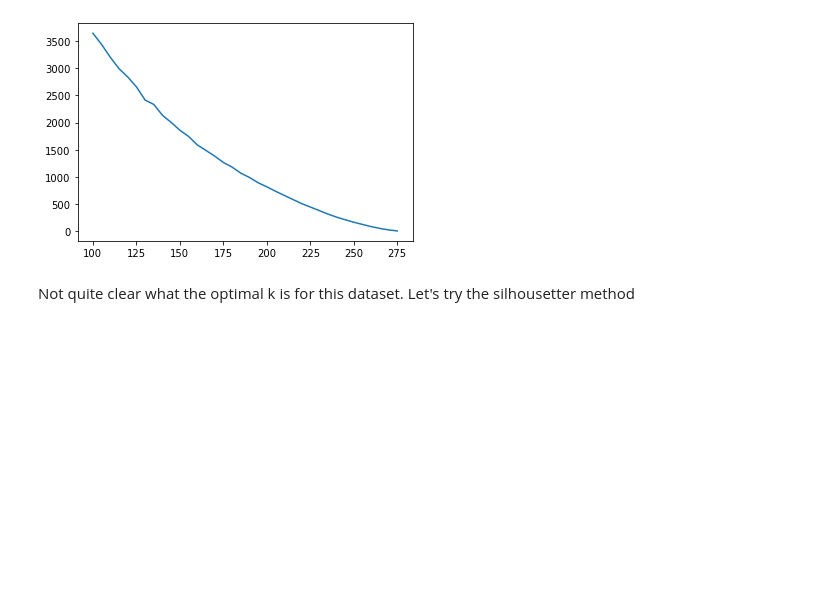
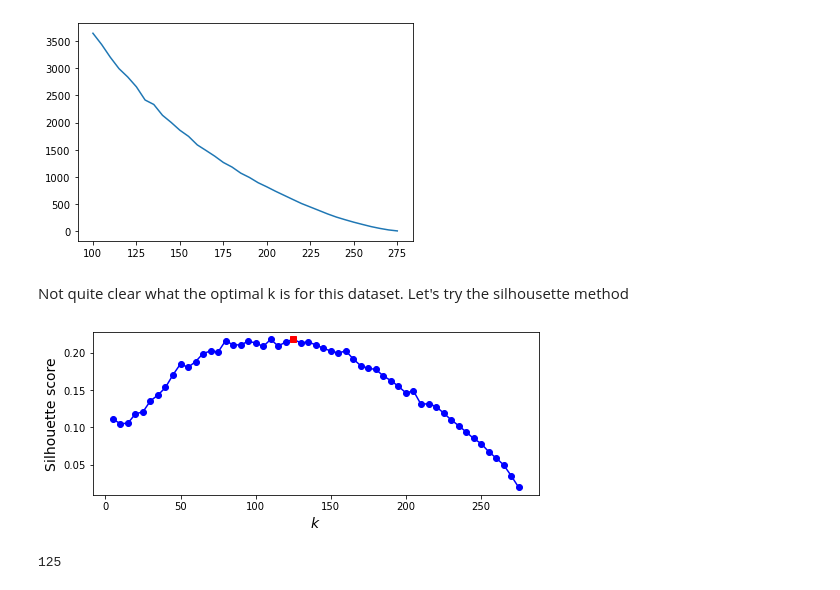
Before and after one commit to fpaul787/tackleml, a Jupyter notebook: unsupervised_learning/KMeans/olivetti_notebook.ipynb, the cells around one changed output. Saved outputs shown, nothing was run; the diff lists cells and outputs as text; code cells hidden in the pictures; blank space fills up the shorter version.

```diff
--- a/unsupervised_learning/KMeans/olivetti_notebook.ipynb
+++ b/unsupervised_learning/KMeans/olivetti_notebook.ipynb
@@ -33,10 +33,13 @@ y_valid = y_train_valid[valid_idx]
 # %%
 
 sum_squared_distances = []
+kmeans_per_k = []
 kmeans_clusters_range = range(5, 250, 5)
 for k in kmeans_clusters_range:
     kmeans = KMeans(n_clusters = k).fit(X_train)
     sum_squared_distances.append(kmeans.inertia_)
+    kmeans_per_k.append(kmeans)
+
 
 plt.plot(kmeans_clusters_range, sum_squared_distances, 'bx-')
 plt.xlabel('Number of clusters')
@@ -56,10 +59,12 @@ X_valid_pca = pca.transform(X_valid)
 X_test_pca = pca.transform(X_test)
 # %%
 sum_squared_distances = []
+kmeans_per_k = []
 kmeans_clusters_range = range(5, 280, 5)
 for k in kmeans_clusters_range:
     kmeans = KMeans(n_clusters = k).fit(X_train_pca)
     sum_squared_distances.append(kmeans.inertia_)
+    kmeans_per_k.append(kmeans)
 
 plt.plot(kmeans_clusters_range, sum_squared_distances, 'bx-')
 plt.xlabel('Number of clusters')
@@ -75,4 +80,26 @@ sns.lineplot(x = kmeans_clusters_range[kmeans_clusters_range.index(100):], y = s
 <AxesSubplot:>
 [figure]
 # %% [markdown]
-Not quite clear what the optimal k is for this dataset. Let's try the silhousetter method
+Not quite clear what the optimal k is for this dataset. Let's try the silhousette method
+# %%
+from sklearn.metrics import silhouette_score
+import numpy as np
+
+silhouette_scores = [silhouette_score(X_train_pca, model.labels_) for model in kmeans_per_k]
+
+best_inertia_index = np.argmax(silhouette_scores)
+best_k = kmeans_clusters_range[best_inertia_index]
+best_score = silhouette_scores[best_inertia_index]
+
+plt.figure(figsize=(8, 3))
+plt.plot(kmeans_clusters_range, silhouette_scores, "bo-")
+plt.xlabel("$k$", fontsize=14)
+plt.ylabel("Silhouette score", fontsize=14)
+plt.plot(best_k, best_score, "rs")
+plt.show()
+# %% [output]
+[figure, added]
+# %%
+best_k
+# %% [output]
+125
```
Also changed, not shown: parts of 2 cells of this notebook.
